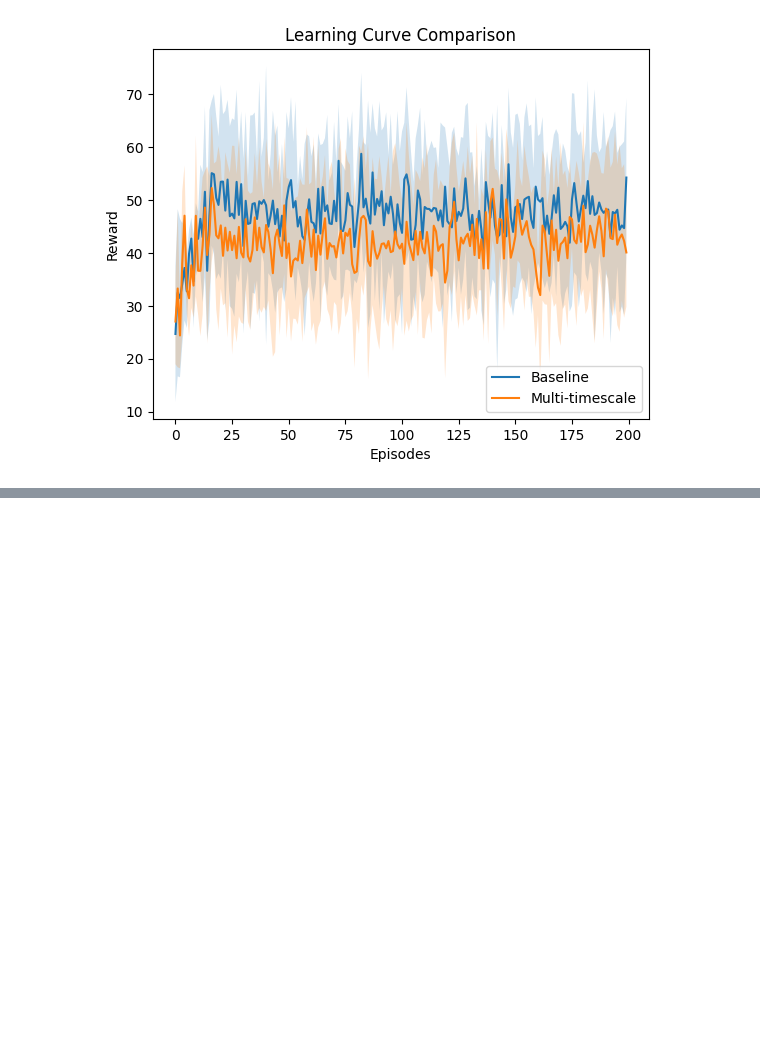
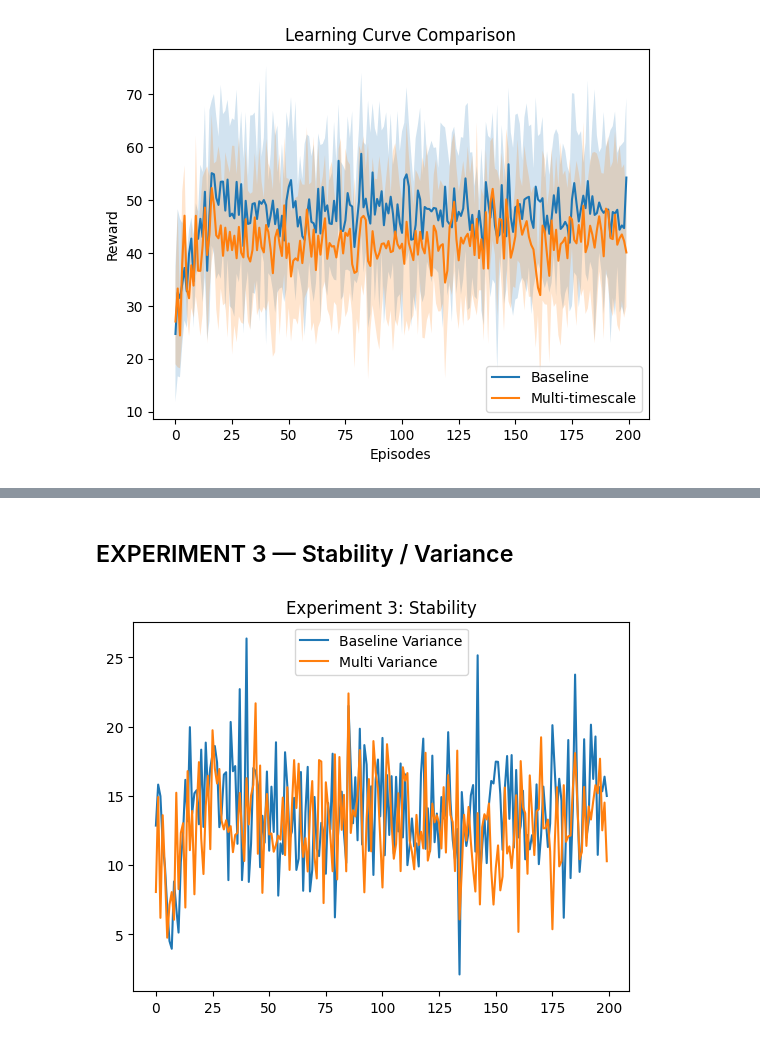
Before and after one commit to Solu-victoria/SS-DLI-Research, a Jupyter notebook: Experiments.ipynb, the cells around one changed output, grey strips where cells are left out. Cells and saved outputs as stored; diff of their text form; code cells hidden in the pictures; blank space fills up the shorter version.

```diff
--- a/Experiments.ipynb
+++ b/Experiments.ipynb
@@ -117,0 +168,14 @@ plt.show()
+# %% [markdown]
+## EXPERIMENT 3 — Stability / Variance
+# %%
+baseline_std = baseline_runs.std(axis=0)
+multi_std = multi_runs.std(axis=0)
+
+plt.plot(baseline_std, label="Baseline Variance")
+plt.plot(multi_std, label="Multi Variance")
+
+plt.legend()
+plt.title("Experiment 3: Stability")
+plt.show()
+# %% [output]
+[figure, added]
```
Also changed, not shown: parts of 8 cells of this notebook.
